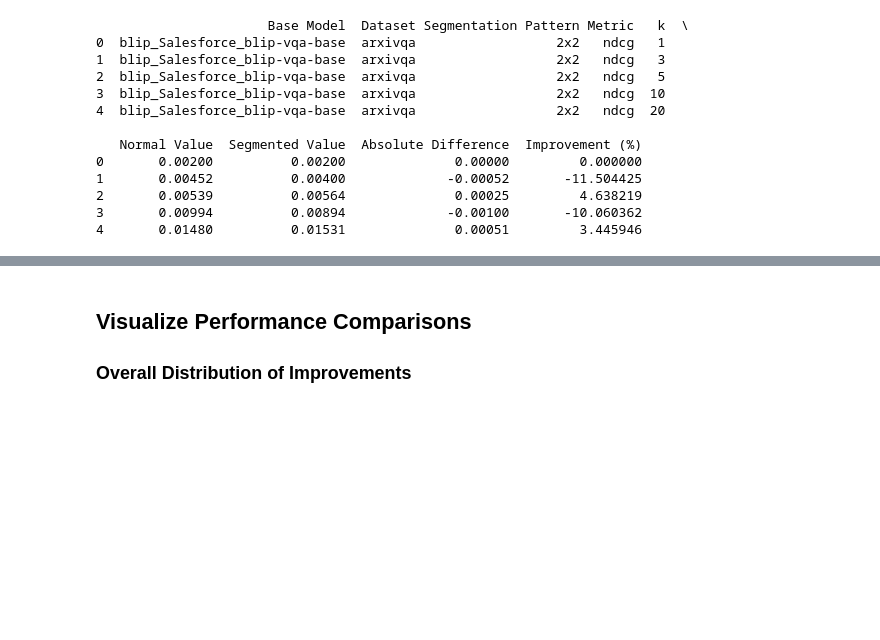
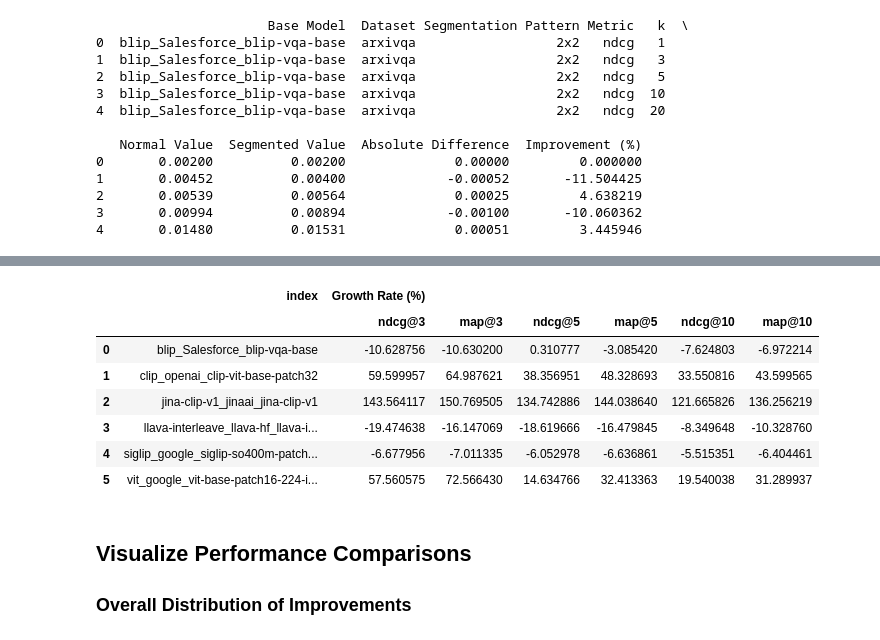
Before and after one commit to github-bowen/vidore-benchmark, a Jupyter notebook: normal_vs_segmented_comparison.ipynb, the cells around one changed output, grey strips where cells are left out. Cells and saved outputs as stored; diff of their text form; code cells hidden in the pictures; blank space fills up the shorter version.

```diff
--- a/normal_vs_segmented_comparison.ipynb
+++ b/normal_vs_segmented_comparison.ipynb
@@ -369,3 +369,14 @@ print(result_df.reset_index())
+# %%
+result_df.reset_index()
+# %% [output]
+|  | index | Growth Rate (%) |  |  |  |  |  |
+|  |  | ndcg@3 | map@3 | ndcg@5 | map@5 | ndcg@10 | map@10 |
+| 0 | blip_Salesforce_blip-vqa-base | -10.628756 | -10.630200 | 0.310777 | -3.085420 | -7.624803 | -6.972214 |
+| 1 | clip_openai_clip-vit-base-patch32 | 59.599957 | 64.987621 | 38.356951 | 48.328693 | 33.550816 | 43.599565 |
+| 2 | jina-clip-v1_jinaai_jina-clip-v1 | 143.564117 | 150.769505 | 134.742886 | 144.038640 | 121.665826 | 136.256219 |
+| 3 | llava-interleave_llava-hf_llava-i... | -19.474638 | -16.147069 | -18.619666 | -16.479845 | -8.349648 | -10.328760 |
+| 4 | siglip_google_siglip-so400m-patch... | -6.677956 | -7.011335 | -6.052978 | -6.636861 | -5.515351 | -6.404461 |
+| 5 | vit_google_vit-base-patch16-224-i... | 57.560575 | 72.566430 | 14.634766 | 32.413363 | 19.540038 | 31.289937 |
 # %% [markdown]
 ## Visualize Performance Comparisons
 
```
Also changed, not shown: parts of 12 cells of this notebook, 3 other files.
